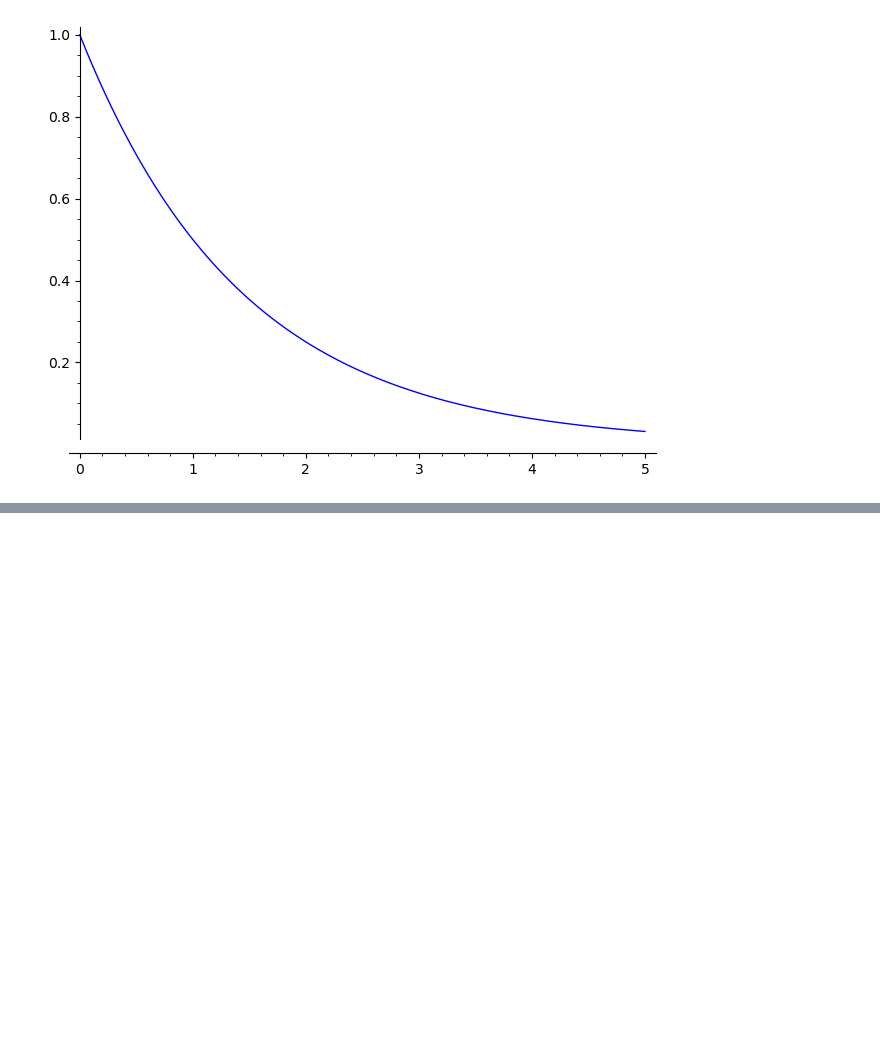
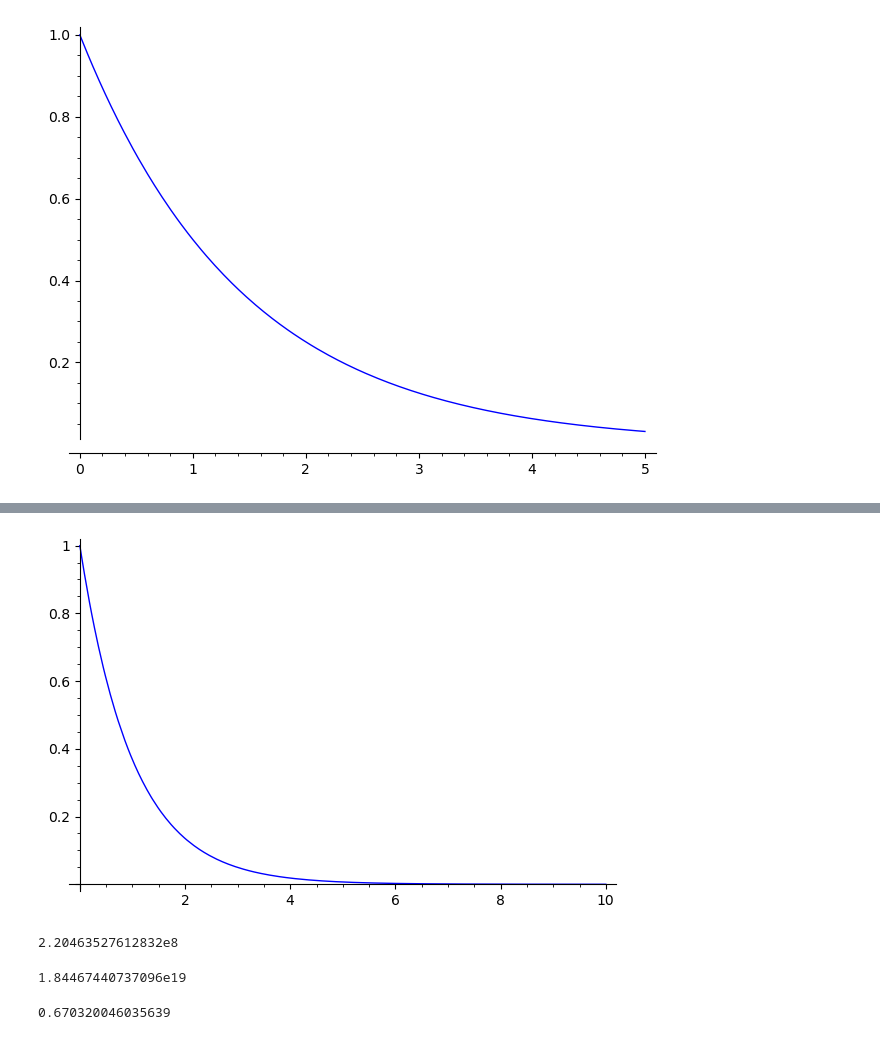
Before and after one commit to adhalanay/curs-ecologie, a Jupyter notebook: Cursul3.ipynb, the cells around one changed output, grey strips where cells are left out. Saved outputs shown, nothing was run; the diff lists cells and outputs as text; code cells hidden in the pictures; blank space fills up the shorter version.

```diff
--- a/Cursul3.ipynb
+++ b/Cursul3.ipynb
@@ -136,0 +150,20 @@ plot(f,(0,5))
+# %%
+t=var('t')
+r=-1
+f(t)=exp(r*t)
+plot(f,(0,10))
+# %% [output]
+[figure, added]
+# %%
+g(t)=2*10^7*exp(0.05*t)
+numerical_approx(g(48))
+# %% [output]
+2.20463527612832e8
+# %%
+numerical_approx(2^64-1)
+# %% [output]
+1.84467440737096e19
+# %%
+numerical_approx(exp(-0.02*20))
+# %% [output]
+0.670320046035639
```
Also changed, not shown: parts of 3 cells of this notebook.
